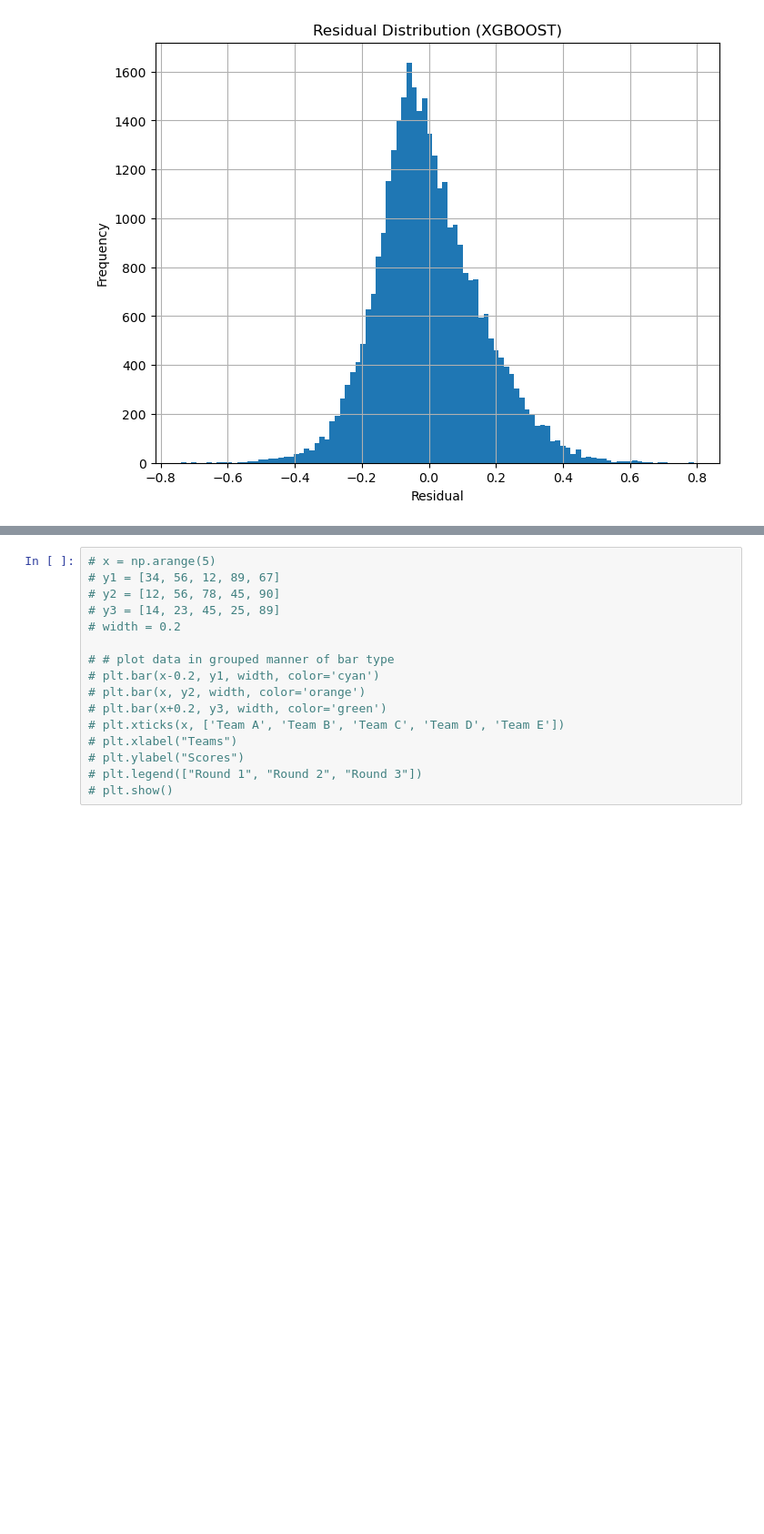
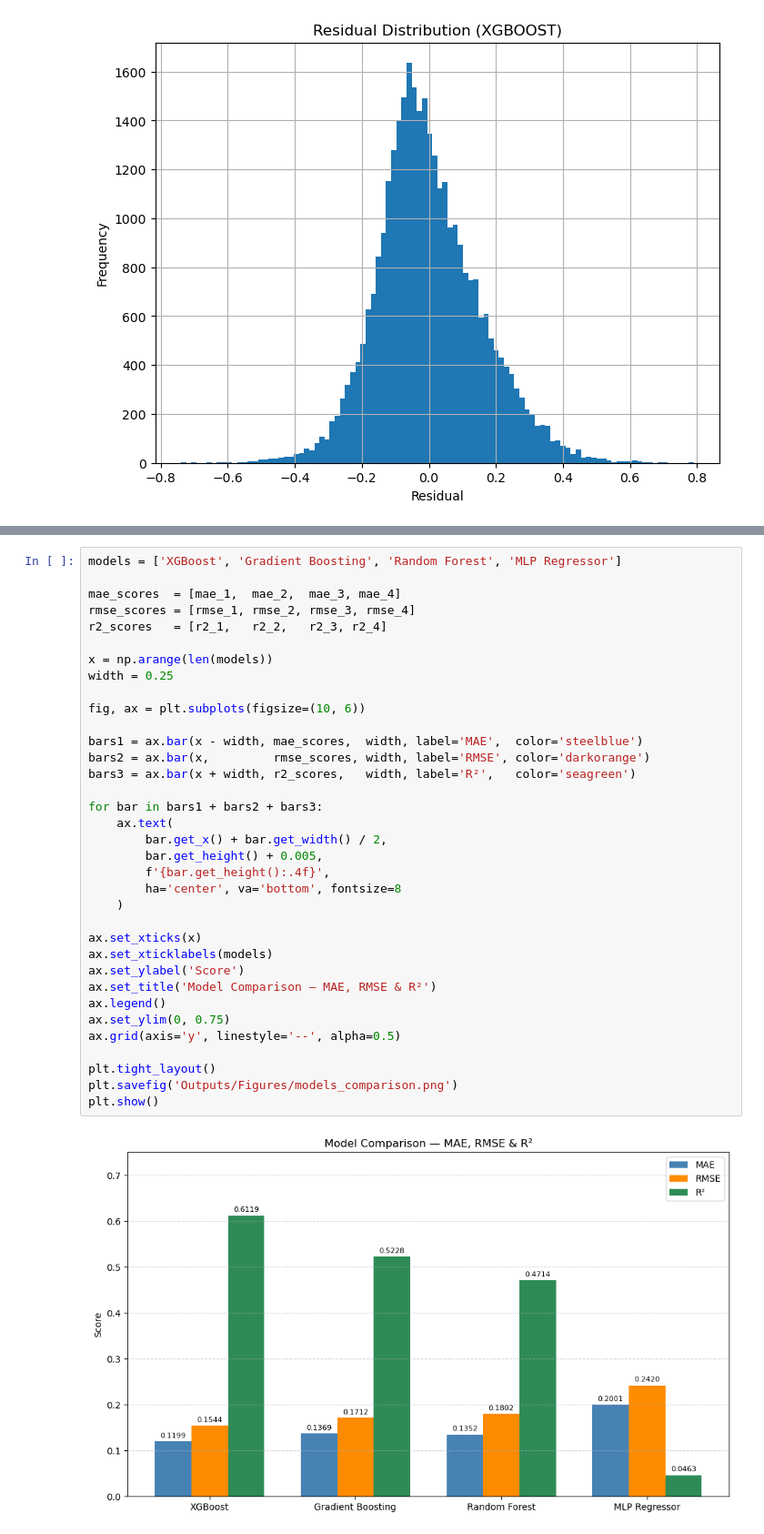
Before and after one commit to Sameen-Shaik/Dubin-Bikes, a Jupyter notebook: Notebook 3 -- Model Creation.ipynb, the cells around one changed output, grey strips where cells are left out. Shown at 91% size. Cells and saved outputs as stored; diff of their text form; blank space fills up the shorter version.

```diff
--- a/Notebook 3 -- Model Creation.ipynb
+++ b/Notebook 3 -- Model Creation.ipynb
@@ -296,19 +294,40 @@ Time Taken: 21.20 Seconds
 # %%
-# x = np.arange(5)
-# y1 = [34, 56, 12, 89, 67]
-# y2 = [12, 56, 78, 45, 90]
-# y3 = [14, 23, 45, 25, 89]
-# width = 0.2
+models = ['XGBoost', 'Gradient Boosting', 'Random Forest', 'MLP Regressor']
 
-# # plot data in grouped manner of bar type
-# plt.bar(x-0.2, y1, width, color='cyan')
-# plt.bar(x, y2, width, color='orange')
-# plt.bar(x+0.2, y3, width, color='green')
-# plt.xticks(x, ['Team A', 'Team B', 'Team C', 'Team D', 'Team E'])
-# plt.xlabel("Teams")
-# plt.ylabel("Scores")
-# plt.legend(["Round 1", "Round 2", "Round 3"])
-# plt.show()
+mae_scores  = [mae_1,  mae_2,  mae_3, mae_4]
+rmse_scores = [rmse_1, rmse_2, rmse_3, rmse_4]
+r2_scores   = [r2_1,   r2_2,   r2_3, r2_4]
+
+x = np.arange(len(models))
+width = 0.25
+
+fig, ax = plt.subplots(figsize=(10, 6))
+
+bars1 = ax.bar(x - width, mae_scores,  width, label='MAE',  color='steelblue')
+bars2 = ax.bar(x,         rmse_scores, width, label='RMSE', color='darkorange')
+bars3 = ax.bar(x + width, r2_scores,   width, label='R²',   color='seagreen')
+
+for bar in bars1 + bars2 + bars3:
+    ax.text(
+        bar.get_x() + bar.get_width() / 2,
+        bar.get_height() + 0.005,
+        f'{bar.get_height():.4f}',
+        ha='center', va='bottom', fontsize=8
+    )
+
+ax.set_xticks(x)
+ax.set_xticklabels(models)
+ax.set_ylabel('Score')
+ax.set_title('Model Comparison — MAE, RMSE & R²')
+ax.legend()
+ax.set_ylim(0, 0.75)
+ax.grid(axis='y', linestyle='--', alpha=0.5)
+
+plt.tight_layout()
+plt.savefig('Outputs/Figures/models_comparison.png')
+plt.show()
+# %% [output]
+[figure, added]
 # %%
 cv = KFold(n_splits=10, shuffle=True, random_state=42)
 
```
Also changed, not shown: parts of 6 cells of this notebook, 14 other files.
